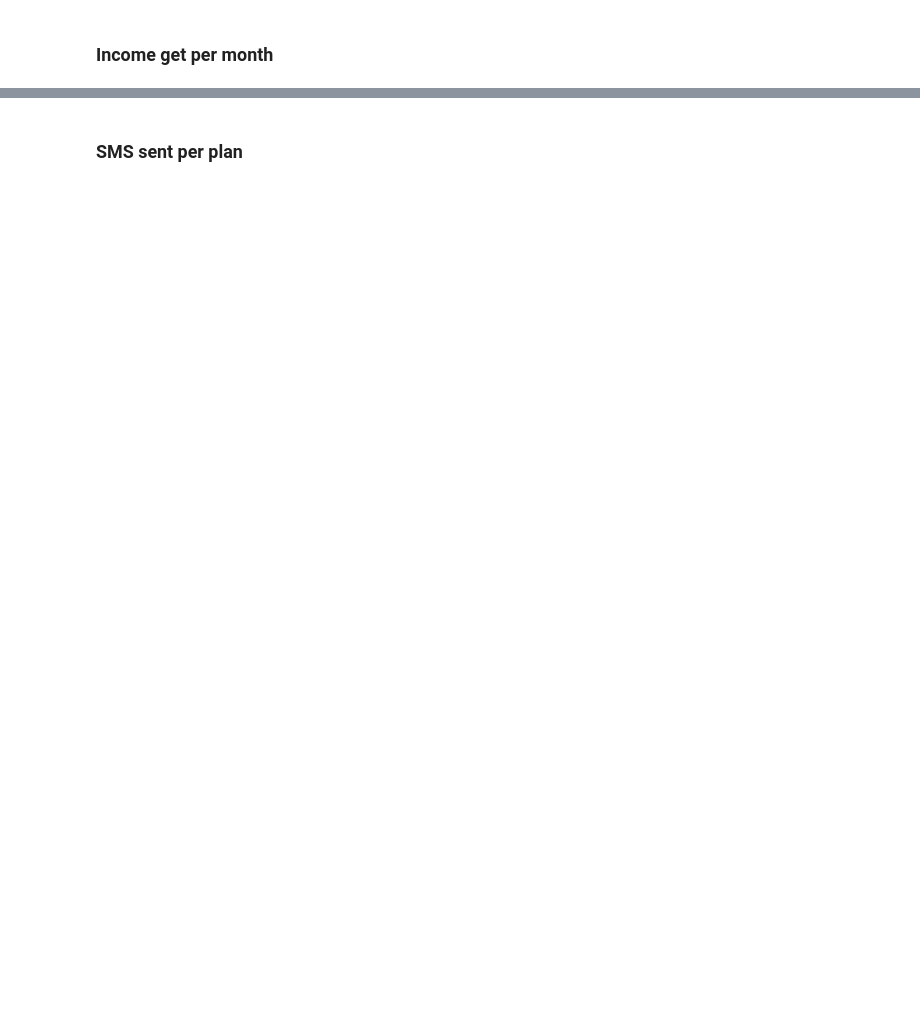
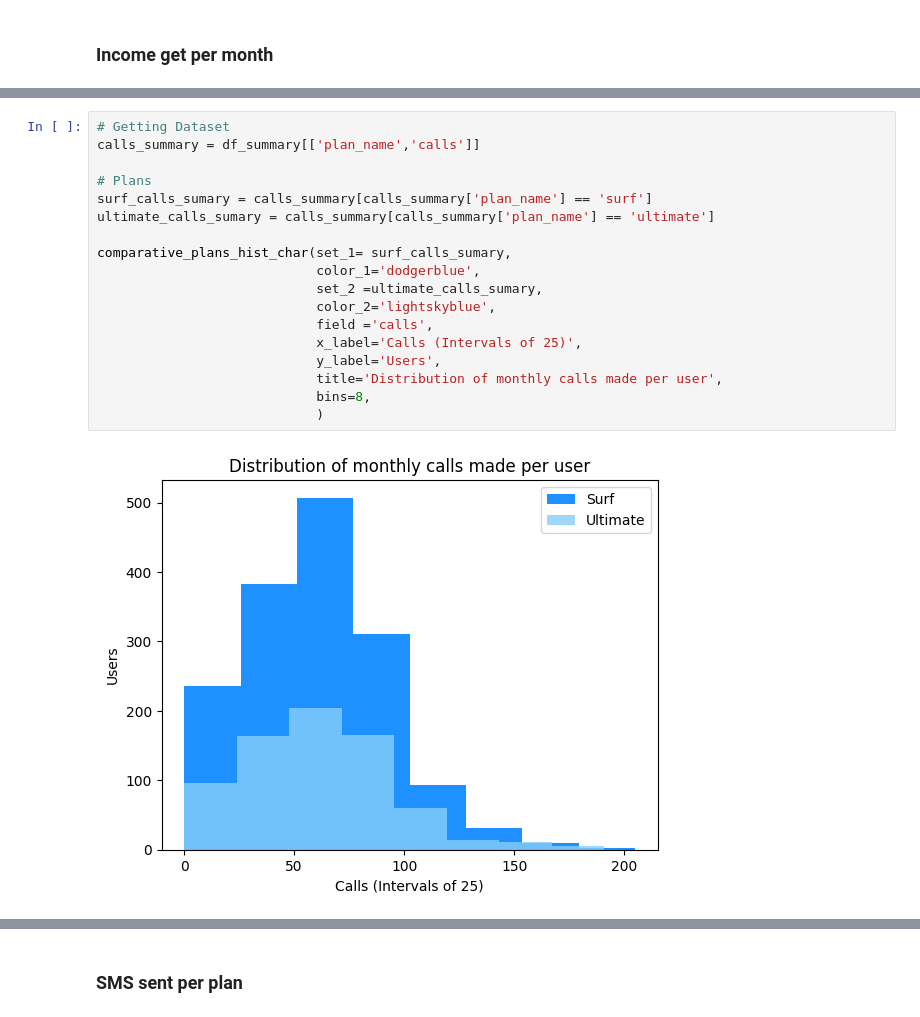
Before and after one commit to Calarioz/DA_Telecom, a Jupyter notebook: Jupyter.ipynb, the cells around one changed output, grey strips where cells are left out. Cells and saved outputs as stored; diff of their text form; blank space fills up the shorter version.

```diff
--- a/Jupyter.ipynb
+++ b/Jupyter.ipynb
@@ -517,0 +648,20 @@ df_summary
+# %%
+# Getting Dataset
+calls_summary = df_summary[['plan_name','calls']]
+
+# Plans
+surf_calls_sumary = calls_summary[calls_summary['plan_name'] == 'surf']
+ultimate_calls_sumary = calls_summary[calls_summary['plan_name'] == 'ultimate']
+
+comparative_plans_hist_char(set_1= surf_calls_sumary,
+                            color_1='dodgerblue',
+                            set_2 =ultimate_calls_sumary,
+                            color_2='lightskyblue',
+                            field ='calls',
+                            x_label='Calls (Intervals of 25)',
+                            y_label='Users',
+                            title='Distribution of monthly calls made per user',
+                            bins=8,
+                            )
+# %% [output]
+[figure, added]
```
Also changed, not shown: parts of 37 cells of this notebook.
